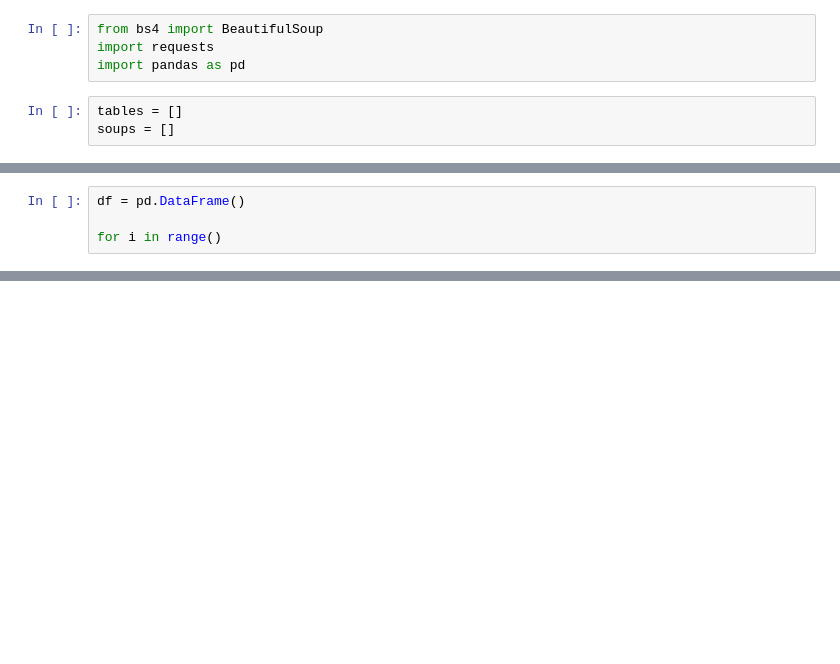
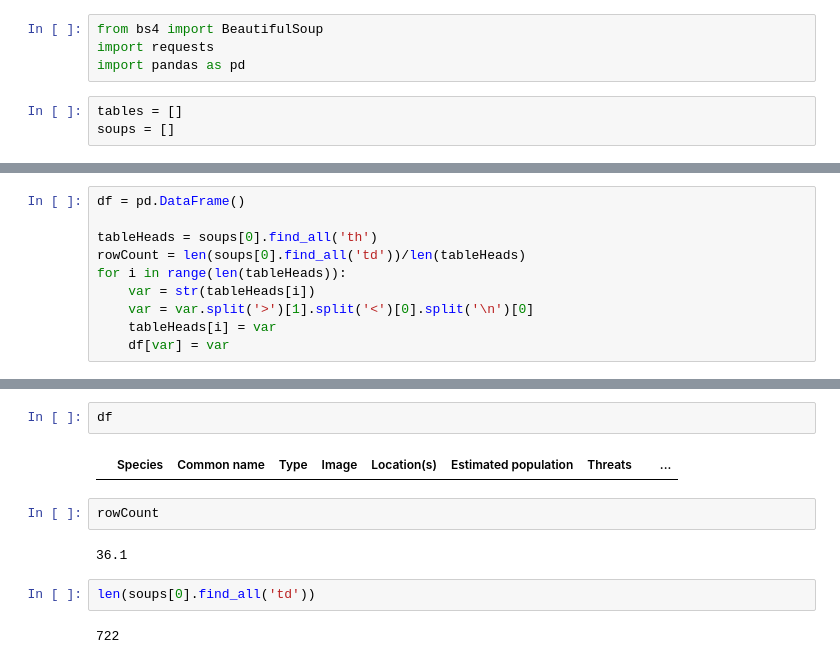
Before and after one commit to ZachMajernik/DataScience1, a Jupyter notebook: CodeTemplates/SelfRegulation_Journal1.ipynb, the cells around one changed output, grey strips where cells are left out. Cells and saved outputs as stored; diff of their text form; blank space fills up the shorter version.

```diff
--- a/CodeTemplates/SelfRegulation_Journal1.ipynb
+++ b/CodeTemplates/SelfRegulation_Journal1.ipynb
@@ -56,4 +56,10 @@ tables[0]
 # %%
 df = pd.DataFrame()
 
-for i in range()
+tableHeads = soups[0].find_all('th')
+rowCount = len(soups[0].find_all('td'))/len(tableHeads)
+for i in range(len(tableHeads)):
+    var = str(tableHeads[i])
+    var = var.split('>')[1].split('<')[0].split('\n')[0]
+    tableHeads[i] = var
+    df[var] = var
@@ -59,0 +89,12 @@ for i in range()
+# %%
+df
+# %% [output]
+|  | Species | Common name | Type | Image | Location(s) | Estimated population | Threats |  | ... |
+# %%
+rowCount
+# %% [output]
+36.1
+# %%
+len(soups[0].find_all('td'))
+# %% [output]
+722
```
Also changed, not shown: parts of 4 cells of this notebook, 33 other files.
